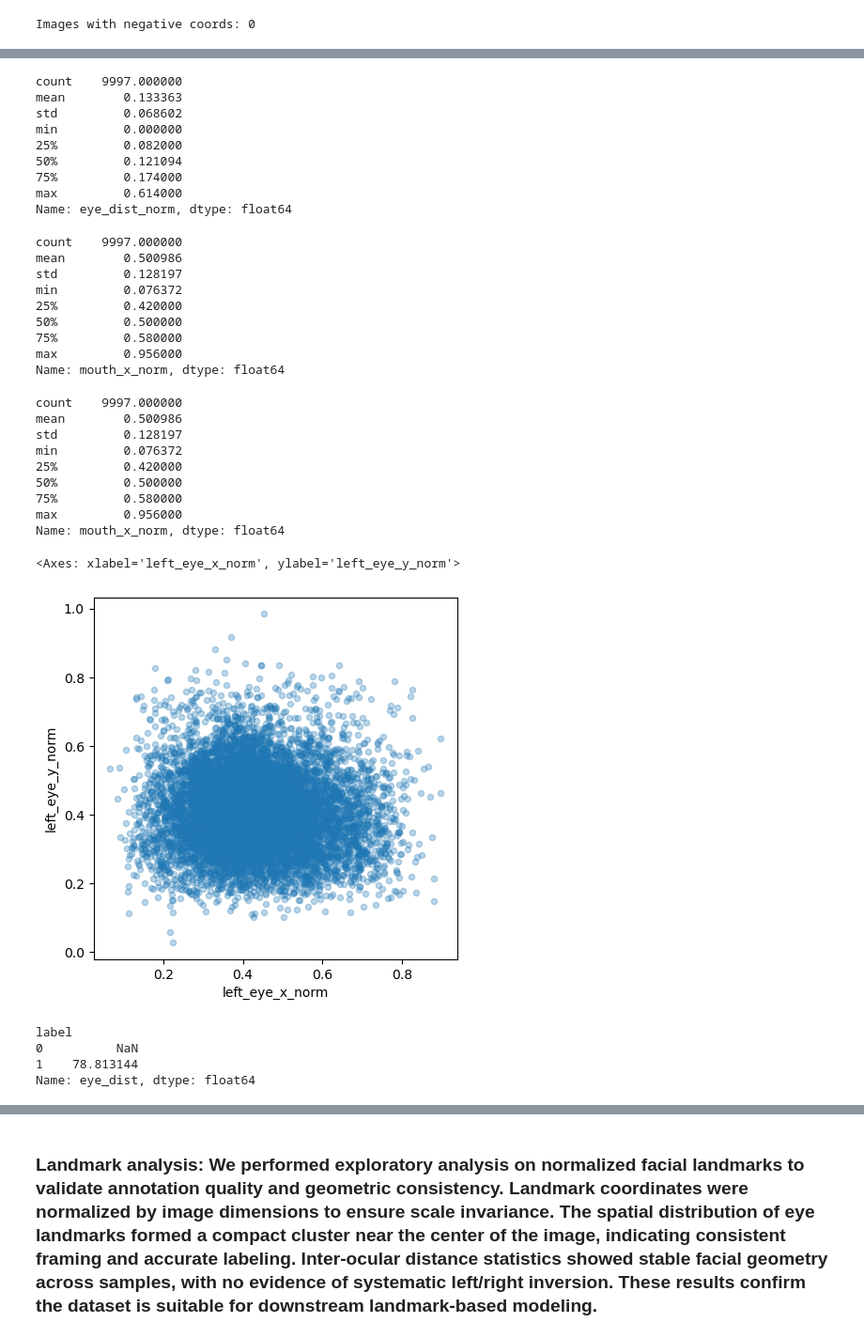
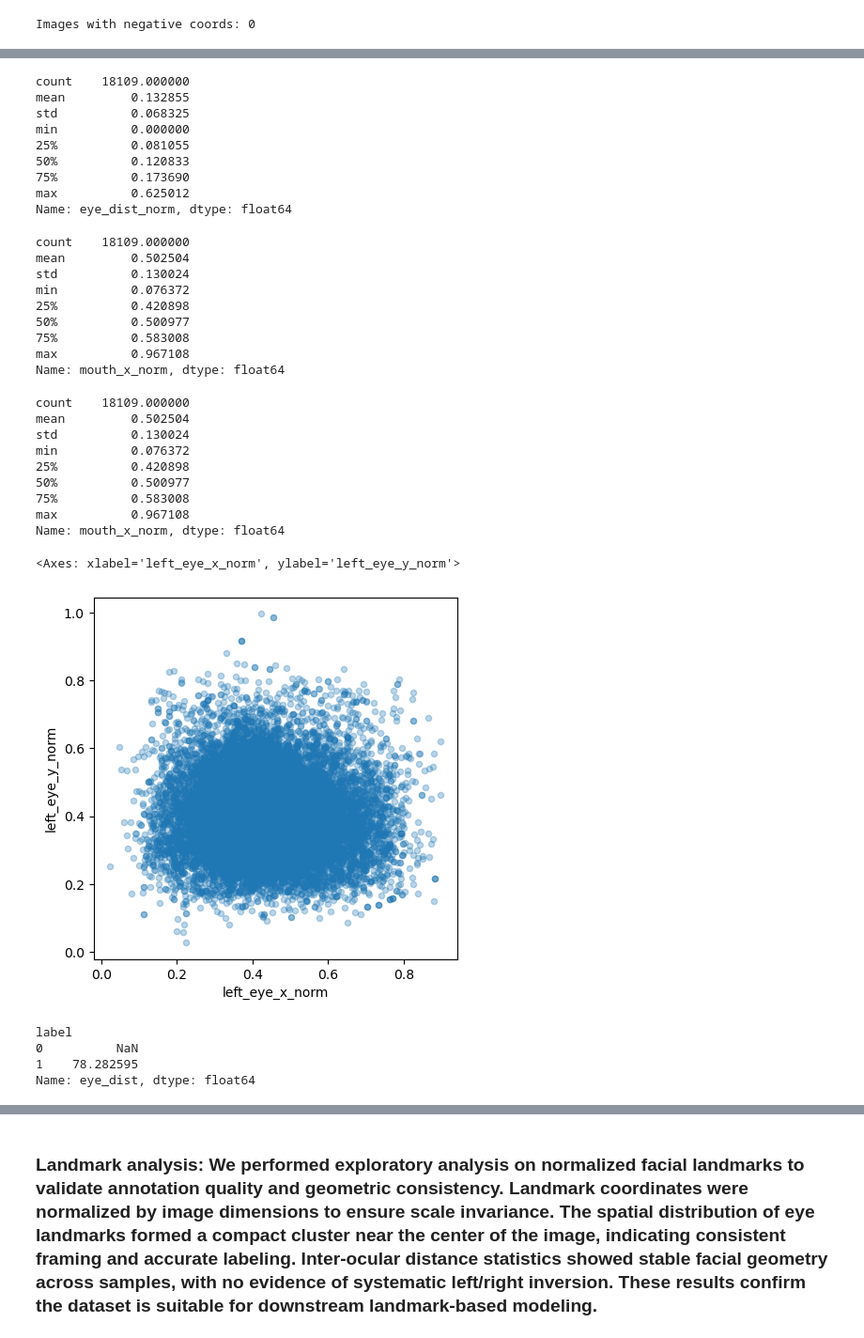
Before and after one commit to lpam-sd/AAI_540_Grp_6, a Jupyter notebook: 3_Create_Athena_EDA.ipynb, the cells around one changed output, grey strips where cells are left out. Shown at 94% size. Cells and saved outputs as stored; diff of their text form; code cells hidden in the pictures.

```diff
--- a/3_Create_Athena_EDA.ipynb
+++ b/3_Create_Athena_EDA.ipynb
@@ -520,6 +990,6 @@ df[["right_eye_x_norm", "right_eye_y_norm"]].describe()
 # %%
 # Checking for eye distance
-df["eye_dist"] = (df["right_eye_x"] - df["left_eye_x"]).abs()
+all_splits_df["eye_dist"] = (all_splits_df["right_eye_x"] - all_splits_df["left_eye_x"]).abs()
 
-df["eye_dist"].describe()
+all_splits_df["eye_dist"].describe()
 # %% [output]
@@ -534,63 +1004,63 @@ max       402.000000
 Name: eye_dist, dtype: float64
 # %%
-df["eye_dist_norm"] = (df["eye_dist"] / df["width"])
+all_splits_df["eye_dist_norm"] = (all_splits_df["eye_dist"] / all_splits_df["width"])
 
-df["eye_dist_norm"].describe()
+all_splits_df["eye_dist_norm"].describe()
 # %% [output]
-count    9997.000000
-mean        0.133363
-std         0.068602
-min         0.000000
-25%         0.082000
-50%         0.121094
-75%         0.174000
-max         0.614000
+count    18109.000000
+mean         0.132855
+std          0.068325
+min          0.000000
+25%          0.081055
+50%          0.120833
+75%          0.173690
+max          0.625012
 Name: eye_dist_norm, dtype: float64
 # %%
 # Normalized mouth X,Y coordinate
-df["mouth_x_norm"] = df["mouth_x"] / df["width"]
-df["mouth_y_norm"] = df["mouth_y"] / df["height"]
-df["mouth_x_norm"].describe()
+all_splits_df["mouth_x_norm"] = all_splits_df["mouth_x"] / all_splits_df["width"]
+all_splits_df["mouth_y_norm"] = all_splits_df["mouth_y"] / all_splits_df["height"]
+all_splits_df["mouth_x_norm"].describe()
 # %% [output]
-count    9997.000000
-mean        0.500986
-std         0.128197
-min         0.076372
-25%         0.420000
-50%         0.500000
-75%         0.580000
-max         0.956000
+count    18109.000000
+mean         0.502504
+std          0.130024
+min          0.076372
+25%          0.420898
+50%          0.500977
+75%          0.583008
+max          0.967108
 Name: mouth_x_norm, dtype: float64
 # %%
-df["mouth_x_norm"] = df["mouth_x_norm"].clip(0, 1)
-df["mouth_y_norm"] = df["mouth_y_norm"].clip(0, 1)
-df["mouth_x_norm"].describe()
+all_splits_df["mouth_x_norm"] = all_splits_df["mouth_x_norm"].clip(0, 1)
+all_splits_df["mouth_y_norm"] = all_splits_df["mouth_y_norm"].clip(0, 1)
+all_splits_df["mouth_x_norm"].describe()
 # %% [output]
-count    9997.000000
-mean        0.500986
-std         0.128197
-min         0.076372
-25%         0.420000
-50%         0.500000
-75%         0.580000
-max         0.956000
+count    18109.000000
+mean         0.502504
+std          0.130024
+min          0.076372
+25%          0.420898
+50%          0.500977
+75%          0.583008
+max          0.967108
 Name: mouth_x_norm, dtype: float64
 # %%
-df.plot.scatter(
+all_splits_df.plot.scatter(
     x="left_eye_x_norm",
     y="left_eye_y_norm",
     alpha=0.3,
     figsize=(5,5)
 )
 # %% [output]
 <Axes: xlabel='left_eye_x_norm', ylabel='left_eye_y_norm'>
-[figure, old version]
+[figure, new version]
 # %%
-df.groupby("label")["eye_dist"].mean()
+all_splits_df.groupby("label")["eye_dist"].mean()
 # %% [output]
 label
 0          NaN
-1    78.813144
+1    78.282595
 Name: eye_dist, dtype: float64
 # %%
 #Checking for symmetry
```
Also changed, not shown: parts of 67 cells of this notebook, 7 other files.
